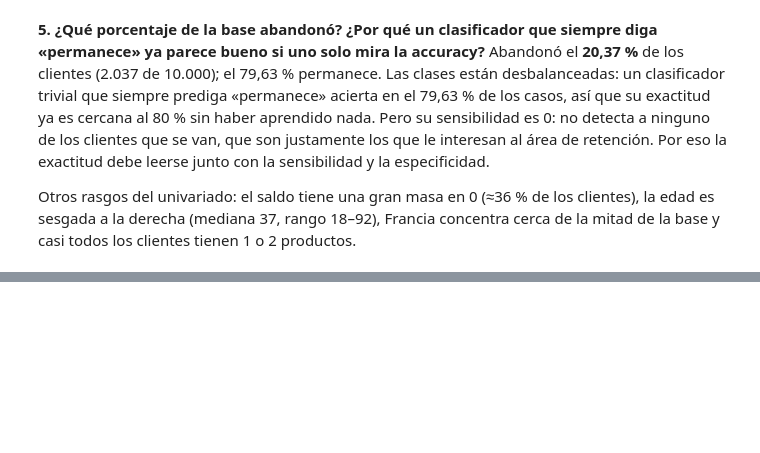
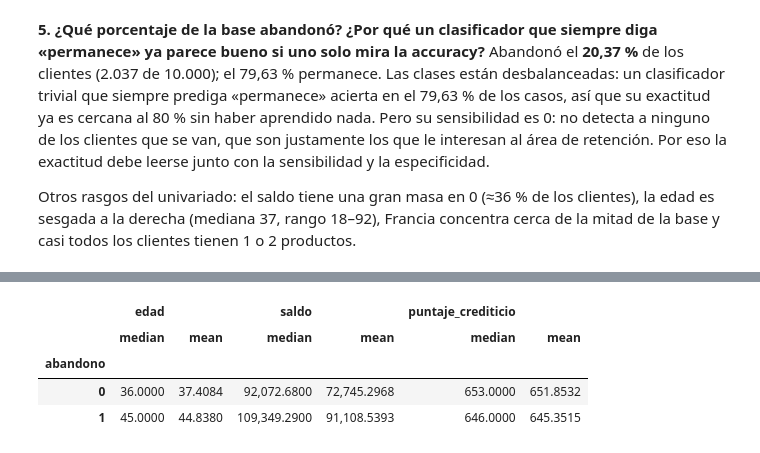
Before and after one commit to camig0516/Taller_2_ML_Clase_9, a Jupyter notebook: Taller_Abandono_Producto_Financiero.ipynb, the cells around one changed output, grey strips where cells are left out. Cells and saved outputs as stored; diff of their text form; code cells hidden in the pictures; blank space fills up the shorter version.

```diff
--- a/Taller_Abandono_Producto_Financiero.ipynb
+++ b/Taller_Abandono_Producto_Financiero.ipynb
@@ -166,0 +179,8 @@ Otros rasgos del univariado: el saldo tiene una gran masa en 0 (≈36 % de los c
+# %%
+df.groupby("abandono")[["edad", "saldo", "puntaje_crediticio"]].agg(["median", "mean"])
+# %% [output]
+|  | edad |  | saldo |  | puntaje_crediticio |  |
+|  | median | mean | median | mean | median | mean |
+| abandono |  |  |  |  |  |  |
+| 0 | 36.0000 | 37.4084 | 92,072.6800 | 72,745.2968 | 653.0000 | 651.8532 |
+| 1 | 45.0000 | 44.8380 | 109,349.2900 | 91,108.5393 | 646.0000 | 645.3515 |
```
Also changed, not shown: parts of 4 cells of this notebook.
